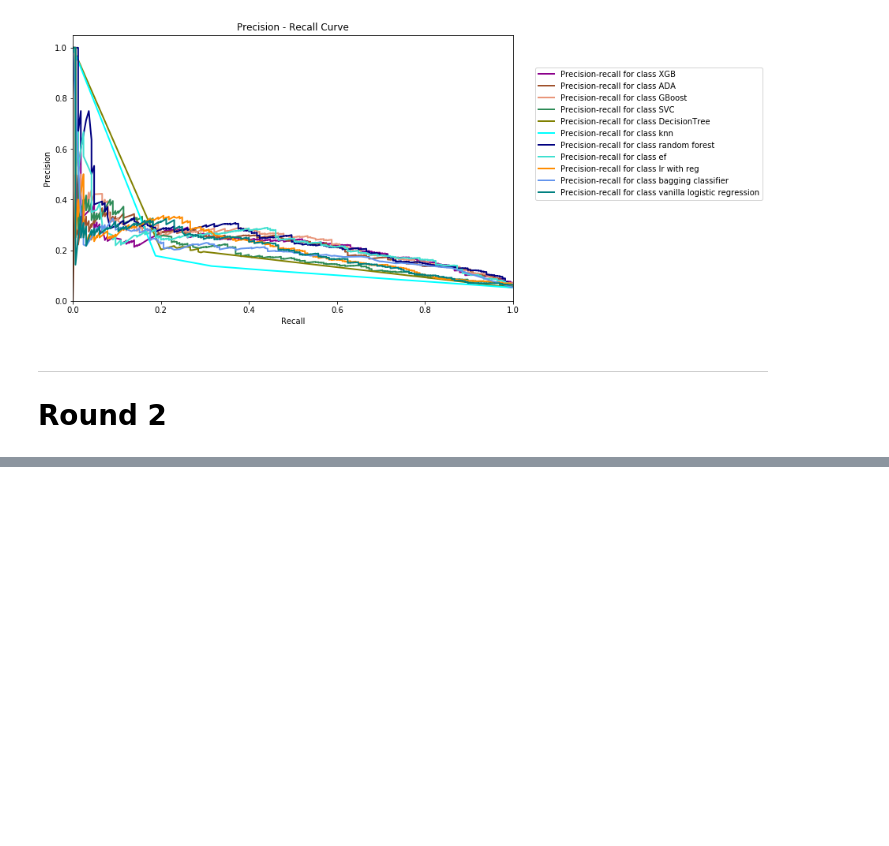
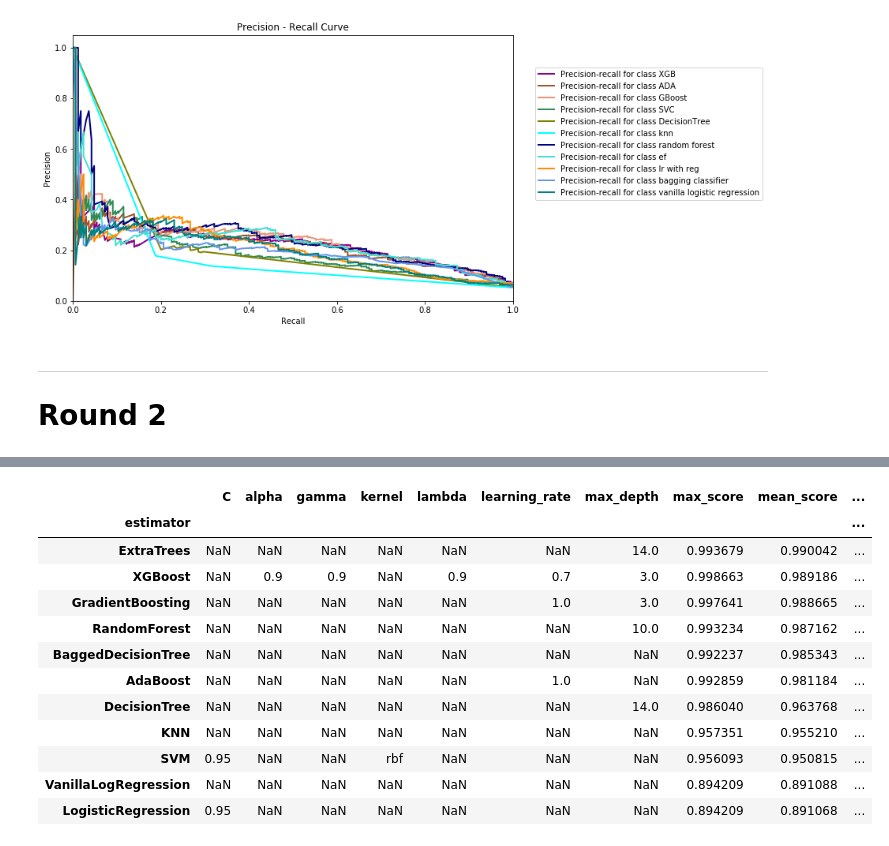
Before and after one commit to bearylogical/west_nile_colab, a Jupyter notebook: 06_model_optimization.ipynb, the cells around one changed output, grey strips where cells are left out. Saved outputs shown, nothing was run; the diff lists cells and outputs as text; code cells hidden in the pictures; blank space fills up the shorter version.

```diff
--- a/06_model_optimization.ipynb
+++ b/06_model_optimization.ipynb
@@ -378,10 +378,15 @@ plt.show()
 # %% [markdown]
 ---
 # Round 2
+# %%
+train=pd.read_csv(r'.\data\train_lag_Kaggle.csv')
+test=pd.read_csv(r'.\data\test_lag_Kaggle.csv')
 # %%
-train_dummies2=train_dummies.drop('NumMosquitos',axis=1)
-y = train_dummies2['WnvPresent']
-X = train_dummies2[[col for col in train_dummies2.columns if col != 'WnvPresent']]
+train['month']=train['month'].astype(str)
+train_dummies = pd.get_dummies(train,drop_first=True,columns=['month','Species','Street']).astype('float64')
+
+y = train_dummies['WnvPresent']
+X = train_dummies[[col for col in train_dummies.columns if col != 'WnvPresent']]
 
 train_x, test_x, train_y, test_y = train_test_split(X,y,test_size = 0.3, random_state = 666,stratify=y)
 train_x=scaler.fit_transform(train_x)
@@ -389,4 +394,4 @@ test_x=scaler.transform(test_x)
 sampledX,sampledy = sm.fit_sample(train_x,train_y)
 # %%
 search = EstimatorSelectionHelper(classifier_models, classifier_model_params)
-search.fit(sampledX,sampledy, scoring='roc_auc', n_jobs=7)
+search.fit(sampledX,sampledy, scoring='roc_auc', n_jobs=6)
@@ -393,2 +427,2 @@ search.fit(sampledX,sampledy, scoring='roc_auc', n_jobs=7)
 # %%
-score1=search.score_summary(sort_by='mean_score',sort=False)
+score1=search.score_summary(sort_by='mean_score',sort=True)
@@ -397,2 +448,18 @@ score1.groupby('estimator')['mean_score'].transform('max')
+# %%
+pd.pivot_table(score1,index='estimator',aggfunc='max').sort_values('mean_score',ascending=False)
+# %% [output]
+|  | C | alpha | gamma | kernel | lambda | learning_rate | max_depth | max_score | mean_score | ... |
+| estimator |  |  |  |  |  |  |  |  |  | ... |
+| ExtraTrees | NaN | NaN | NaN | NaN | NaN | NaN | 14.0 | 0.993679 | 0.990042 | ... |
+| XGBoost | NaN | 0.9 | 0.9 | NaN | 0.9 | 0.7 | 3.0 | 0.998663 | 0.989186 | ... |
+| GradientBoosting | NaN | NaN | NaN | NaN | NaN | 1.0 | 3.0 | 0.997641 | 0.988665 | ... |
+| RandomForest | NaN | NaN | NaN | NaN | NaN | NaN | 10.0 | 0.993234 | 0.987162 | ... |
+| BaggedDecisionTree | NaN | NaN | NaN | NaN | NaN | NaN | NaN | 0.992237 | 0.985343 | ... |
+| AdaBoost | NaN | NaN | NaN | NaN | NaN | 1.0 | NaN | 0.992859 | 0.981184 | ... |
+| DecisionTree | NaN | NaN | NaN | NaN | NaN | NaN | 14.0 | 0.986040 | 0.963768 | ... |
+| KNN | NaN | NaN | NaN | NaN | NaN | NaN | NaN | 0.957351 | 0.955210 | ... |
+| SVM | 0.95 | NaN | NaN | rbf | NaN | NaN | NaN | 0.956093 | 0.950815 | ... |
+| VanillaLogRegression | NaN | NaN | NaN | NaN | NaN | NaN | NaN | 0.894209 | 0.891088 | ... |
+| LogisticRegression | 0.95 | NaN | NaN | NaN | NaN | NaN | NaN | 0.894209 | 0.891068 | ... |
 # %%
 estimators = {
```
Also changed, not shown: parts of 7 cells of this notebook, 3 other files.
